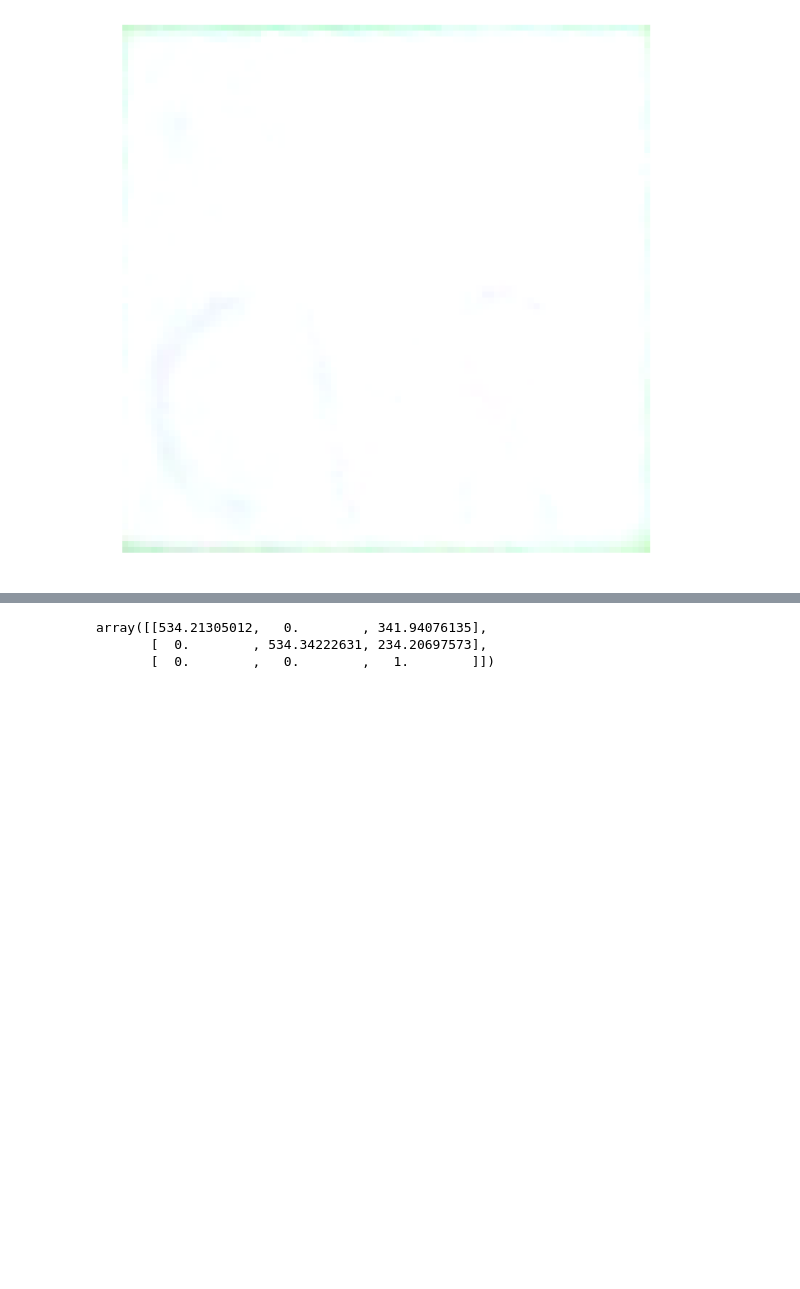
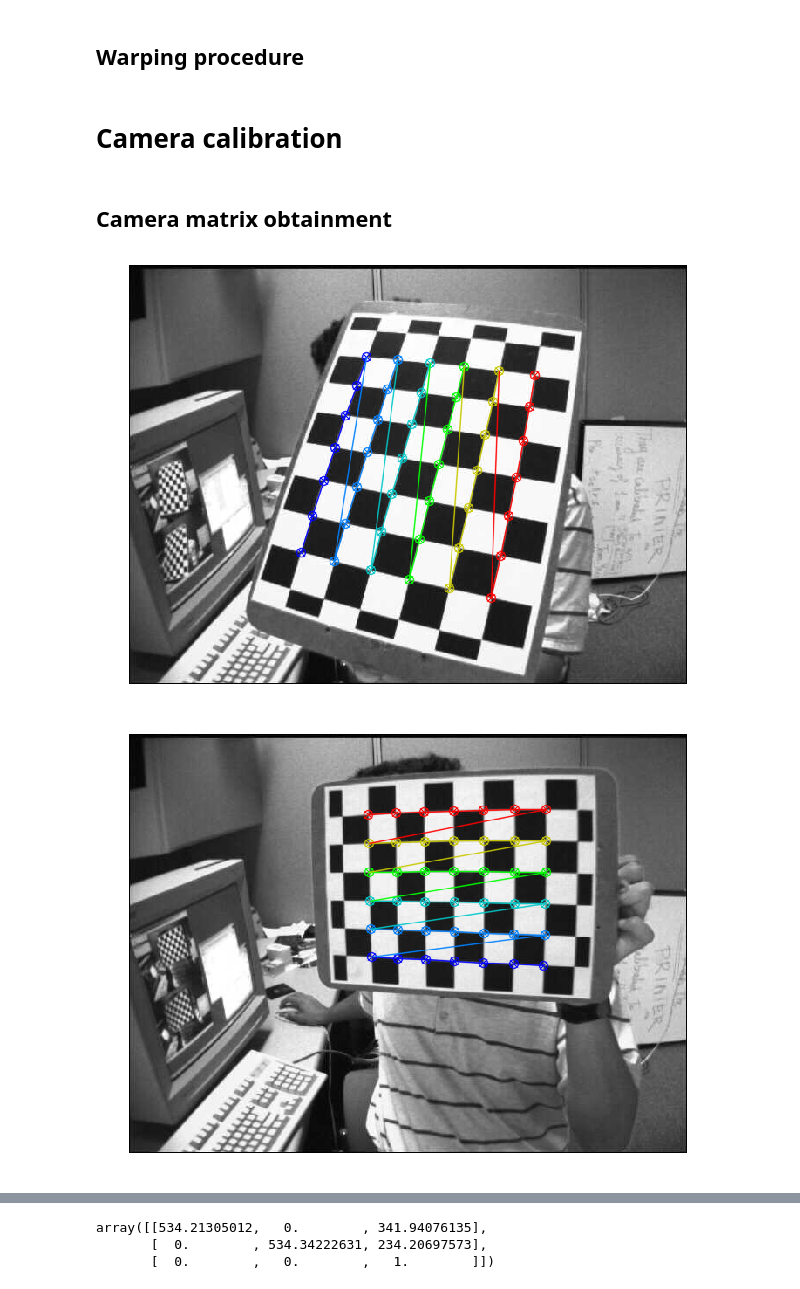
Before and after one commit to StarkitRobots/cvr_course, a Jupyter notebook: notebooks/cv_sem3.ipynb, the cells around one changed output, grey strips where cells are left out. Saved outputs shown, nothing was run; the diff lists cells and outputs as text; code cells hidden in the pictures; blank space fills up the shorter version.

```diff
--- a/notebooks/cv_sem3.ipynb
+++ b/notebooks/cv_sem3.ipynb
@@ -76,68 +75,25 @@ plt.show ()
 # %%
 def order_points(pts):
-    #print ("pts", pts.shape)
-
     # initialzie a list of coordinates that will be ordered
     # such that the first entry in the list is the top-left,
     # the second entry is the top-right, the third is the
     # bottom-right, and the fourth is the bottom-left
     rect = np.zeros((4, 2), dtype="float32")
+
     # the top-left point will have the smallest sum, whereas
     # the bottom-right point will have the largest sum
     s = pts.sum(axis=1)
     rect[0] = pts[np.argmin(s)]
     rect[2] = pts[np.argmax(s)]
+
     # now, compute the difference between the points, the
     # top-right point will have the smallest difference,
     # whereas the bottom-left will have the largest difference
     diff = np.diff(pts, axis=1)
     rect[1] = pts[np.argmin(diff)]
     rect[3] = pts[np.argmax(diff)]
+
     # return the ordered coordinates
     return rect
-
-def four_point_transform(image, pts):
-    # obtain a consistent order of the points and unpack them
-    # individually
-    rect = order_points(pts)
-    (tl, tr, br, bl) = rect
-
-    # compute the width of the new image, which will be the
-    # maximum distance between bottom-right and bottom-left
-    # x-coordiates or the top-right and top-left x-coordinates
-    widthA = np.sqrt(((br[0] - bl[0]) ** 2) + ((br[1] - bl[1]) ** 2))
-    widthB = np.sqrt(((tr[0] - tl[0]) ** 2) + ((tr[1] - tl[1]) ** 2))
-    maxWidth = max(int(widthA), int(widthB))
-
-    # compute the height of the new image, which will be the
-    # maximum distance between the top-right and bottom-right
-    # y-coordinates or the top-left and bottom-left y-coordinates
-    heightA = np.sqrt(((tr[0] - br[0]) ** 2) + ((tr[1] - br[1]) ** 2))
-    heightB = np.sqrt(((tl[0] - bl[0]) ** 2) + ((tl[1] - bl[1]) ** 2))
-    maxHeight = max(int(heightA), int(heightB))
-
-    # now that we have the dimensions of the new image, construct
-    # the set of destination points to obtain a "birds eye view",
-    # (i.e. top-down view) of the image, again specifying points
-    # in the top-left, top-right, bottom-right, and bottom-left
-    # order
-    dst = np.array([
-        [0, 0],
-        [maxWidth - 1, 0],
-        [maxWidth - 1, maxHeight - 1],
-        [0, maxHeight - 1]], dtype="float32")
-
-    # compute the perspective transform matrix and then apply it
-    M = cv2.getPerspectiveTransform(rect, dst)
-    warped = cv2.warpPerspective(image, M, (maxWidth, maxHeight))
-
-    # return the warped image
-    return warped
-
-warped = four_point_transform (img, np.asarray (approx) [:, 0, :])
-
-plt.imshow (warped)
-plt.axis ('off')
-plt.show ()
-# %% [output]
-[figure, removed]
+# %% [markdown]
+## Warping procedure
@@ -144,3 +144,7 @@ plt.show ()
+# %% [markdown]
+# Camera calibration
+# %% [markdown]
+## Camera matrix obtainment
 # %%
 import numpy as np
 import cv2
@@ -152,32 +156,40 @@ plt.rcParams["figure.figsize"] = (10,10)
 criteria = (cv2.TERM_CRITERIA_EPS + cv2.TERM_CRITERIA_MAX_ITER, 30, 0.001)
 
 # prepare object points, like (0,0,0), (1,0,0), (2,0,0) ....,(6,5,0)
 objp = np.zeros((6*7,3), np.float32)
 objp[:,:2] = np.mgrid[0:7,0:6].T.reshape(-1,2)
 
 # Arrays to store object points and image points from all the images.
 objpoints = [] # 3d point in real world space
 imgpoints = [] # 2d points in image plane.
 
-images = glob.glob('../data/images/chessboard/*.jpg')
+images = glob.glob('../data/imgs/chessboard/*.jpg')
 
 for fname in images:
     img = cv2.imread(fname)
     gray = cv2.cvtColor(img,cv2.COLOR_BGR2GRAY)
 
     # Find the chess board corners
     ret, corners = cv2.findChessboardCorners(gray, (7,6),None)
 
     # If found, add object points, image points (after refining them)
     if ret == True:
         objpoints.append(objp)
 
         corners2 = cv2.cornerSubPix(gray,corners,(11,11),(-1,-1),criteria)
         imgpoints.append(corners2)
 
         # Draw and display the corners
         img = cv2.drawChessboardCorners(img, (7,6), corners2,ret)
-        cv2.imshow('img',img)
+
+        plt.imshow (img)
+        plt.axis ('off')
+        plt.show ()
+        #cv2.imshow('img',img)
+
         cv2.waitKey(500)
 
 cv2.destroyAllWindows()
+# %% [output]
+[figure, added]
+[figure, added]
```
Also changed, not shown: parts of 26 cells of this notebook.
